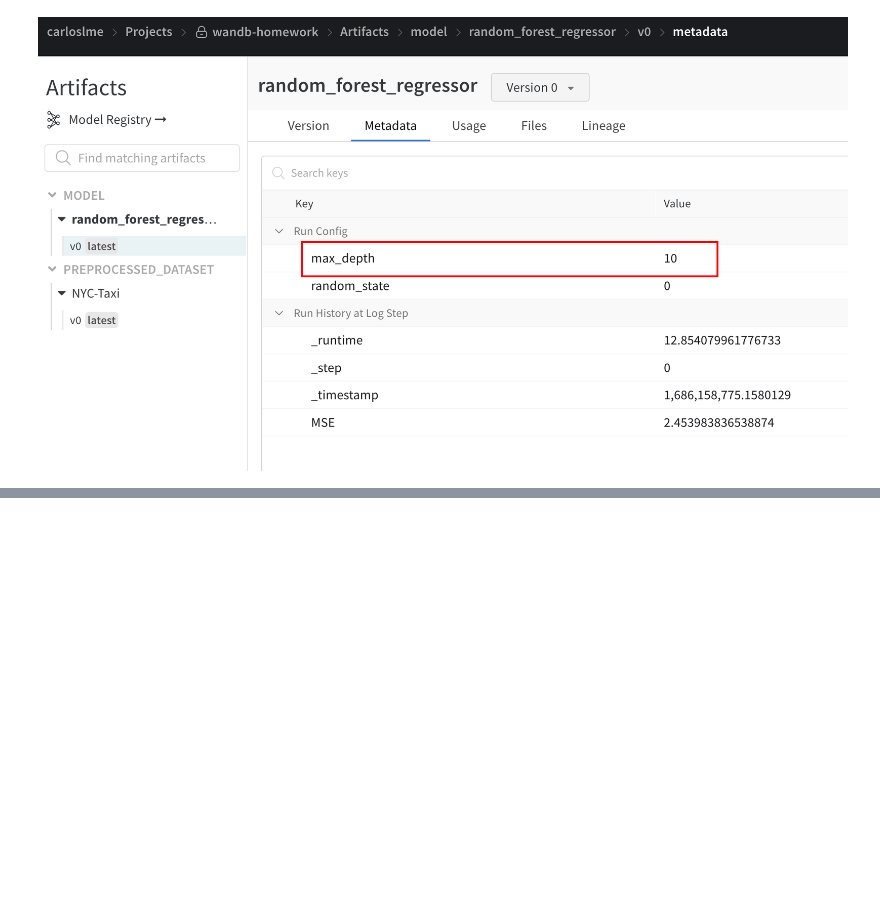
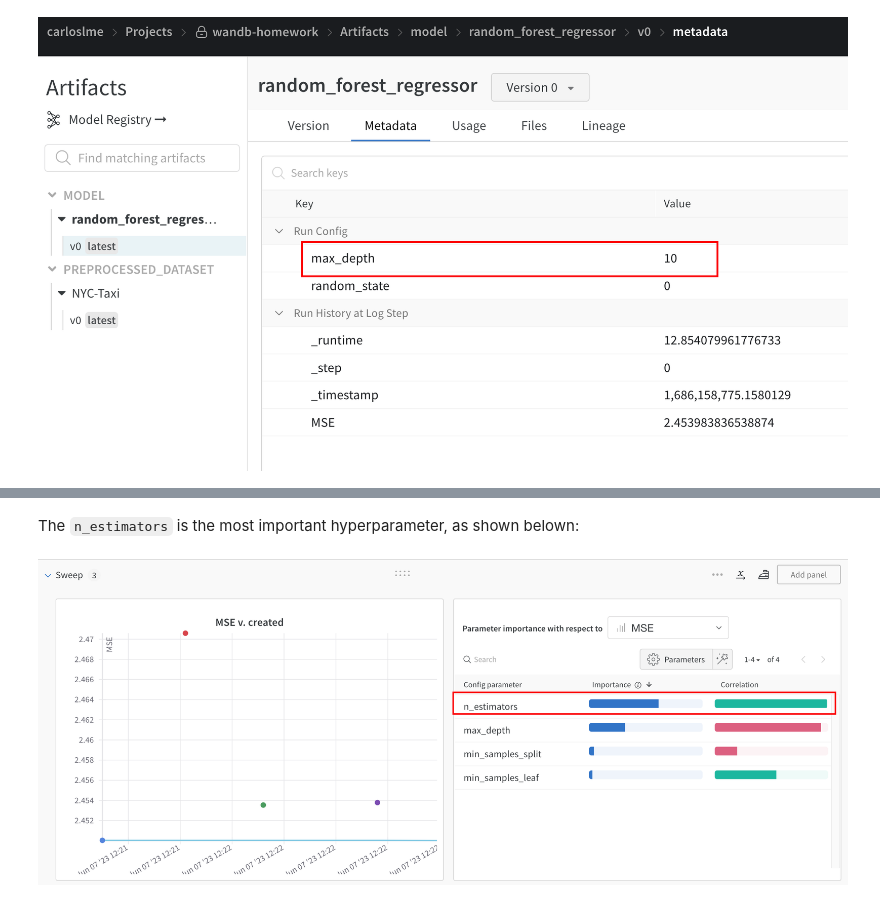
Before and after one commit to carloslme/mlops-zoomcamp, a Jupyter notebook: 02-experiment-tracking/wandb/wandb.ipynb, the cells around one changed output, grey strips where cells are left out. Saved outputs shown, nothing was run; the diff lists cells and outputs as text; code cells hidden in the pictures; blank space fills up the shorter version.

```diff
--- a/02-experiment-tracking/wandb/wandb.ipynb
+++ b/02-experiment-tracking/wandb/wandb.ipynb
@@ -189,0 +276,6 @@ display(Image(filename='./wandb_max_depth.png'))
+# %% [markdown]
+The `n_estimators` is the most important hyperparameter, as shown belown:
+# %%
+display(Image(filename='./importance_parameter.png'))
+# %% [output]
+[figure, added]
```
Also changed, not shown: parts of 2 cells of this notebook, 48 other files.
